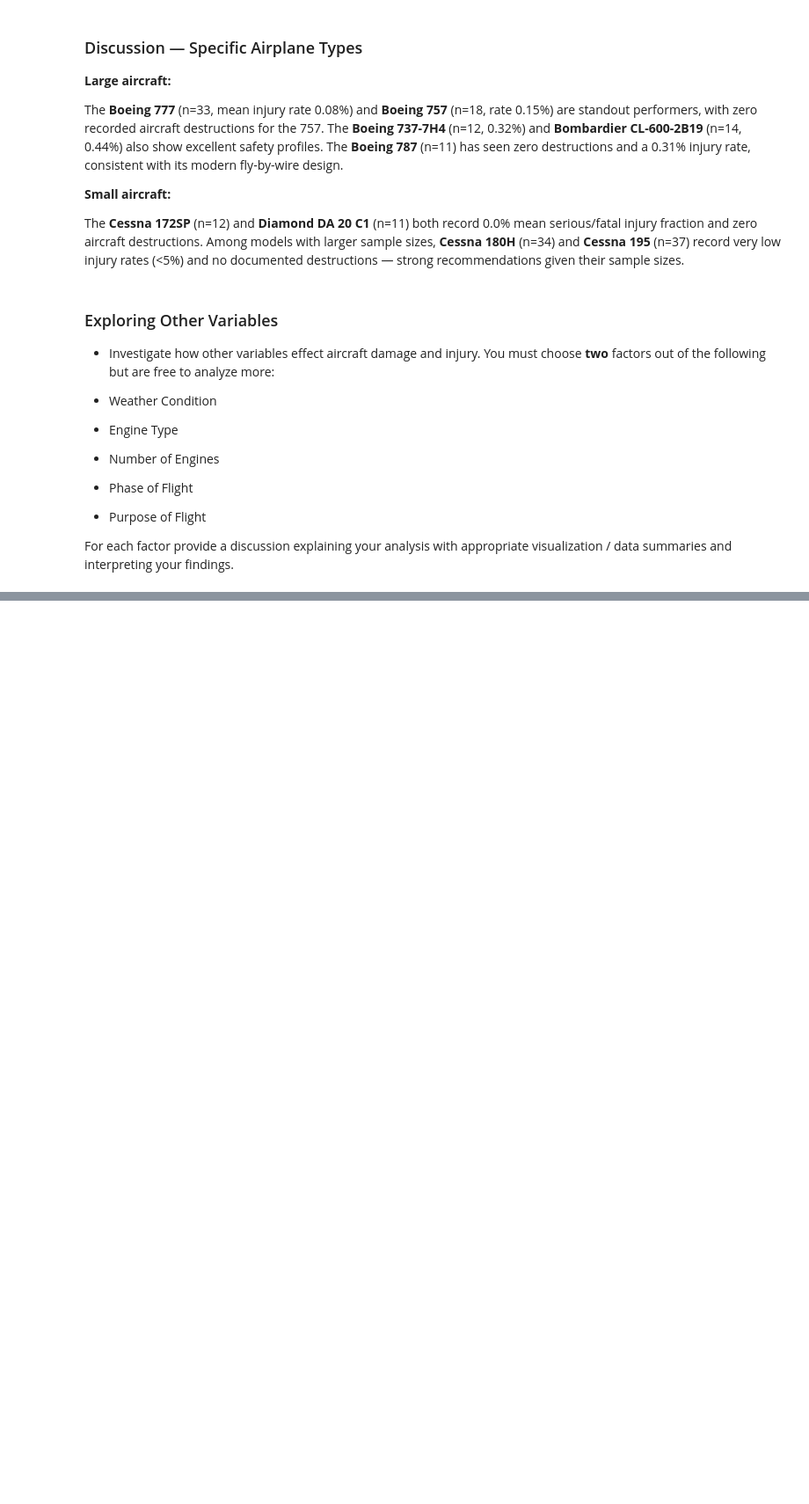
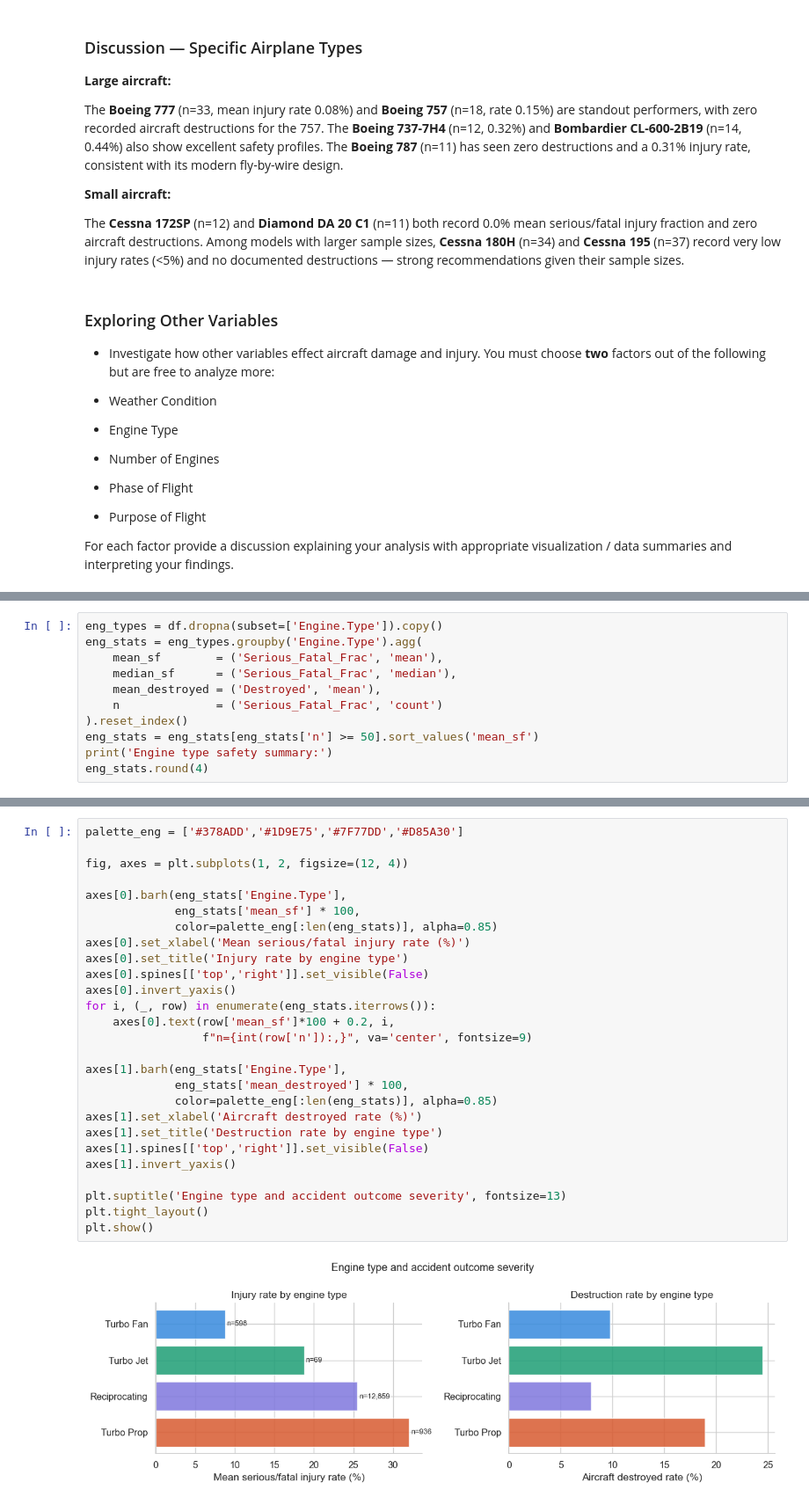
Before and after one commit to janemurungi2-creator/dsc-course0-m8-lab, a Jupyter notebook: Aviation_Accidents_Data_Analysis.ipynb, the cells around one changed output, grey strips where cells are left out. Shown at 88% size. Cells and saved outputs as stored; diff of their text form; blank space fills up the shorter version.

```diff
--- a/Aviation_Accidents_Data_Analysis.ipynb
+++ b/Aviation_Accidents_Data_Analysis.ipynb
@@ -522,0 +612,11 @@ For each factor provide a discussion explaining your analysis with appropriate v
+# %%
+eng_types = df.dropna(subset=['Engine.Type']).copy()
+eng_stats = eng_types.groupby('Engine.Type').agg(
+    mean_sf        = ('Serious_Fatal_Frac', 'mean'),
+    median_sf      = ('Serious_Fatal_Frac', 'median'),
+    mean_destroyed = ('Destroyed', 'mean'),
+    n              = ('Serious_Fatal_Frac', 'count')
+).reset_index()
+eng_stats = eng_stats[eng_stats['n'] >= 50].sort_values('mean_sf')
+print('Engine type safety summary:')
+eng_stats.round(4)
@@ -522,0 +630,29 @@ For each factor provide a discussion explaining your analysis with appropriate v
+# %%
+palette_eng = ['#378ADD','#1D9E75','#7F77DD','#D85A30']
+
+fig, axes = plt.subplots(1, 2, figsize=(12, 4))
+
+axes[0].barh(eng_stats['Engine.Type'],
+             eng_stats['mean_sf'] * 100,
+             color=palette_eng[:len(eng_stats)], alpha=0.85)
+axes[0].set_xlabel('Mean serious/fatal injury rate (%)')
+axes[0].set_title('Injury rate by engine type')
+axes[0].spines[['top','right']].set_visible(False)
+axes[0].invert_yaxis()
+for i, (_, row) in enumerate(eng_stats.iterrows()):
+    axes[0].text(row['mean_sf']*100 + 0.2, i,
+                 f"n={int(row['n']):,}", va='center', fontsize=9)
+
+axes[1].barh(eng_stats['Engine.Type'],
+             eng_stats['mean_destroyed'] * 100,
+             color=palette_eng[:len(eng_stats)], alpha=0.85)
+axes[1].set_xlabel('Aircraft destroyed rate (%)')
+axes[1].set_title('Destruction rate by engine type')
+axes[1].spines[['top','right']].set_visible(False)
+axes[1].invert_yaxis()
+
+plt.suptitle('Engine type and accident outcome severity', fontsize=13)
+plt.tight_layout()
+plt.show()
+# %% [output]
+[figure, added]
```
Also changed, not shown: parts of 10 cells of this notebook.
